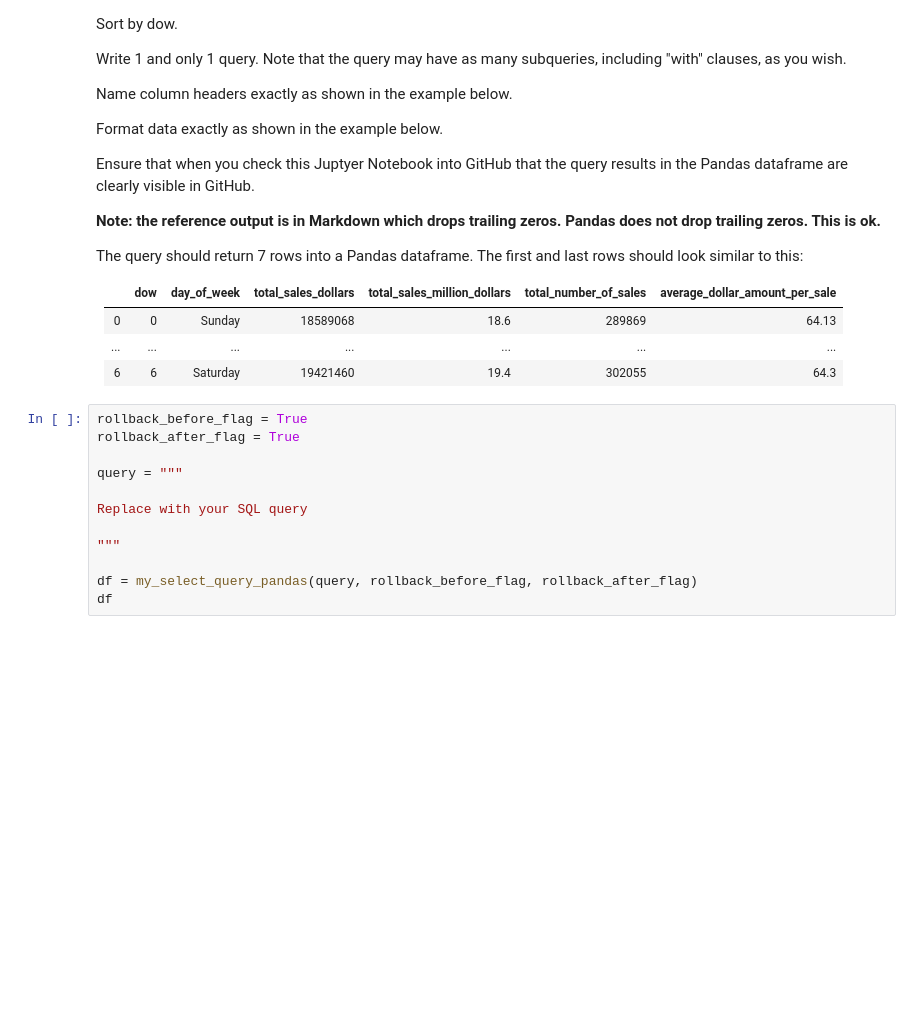
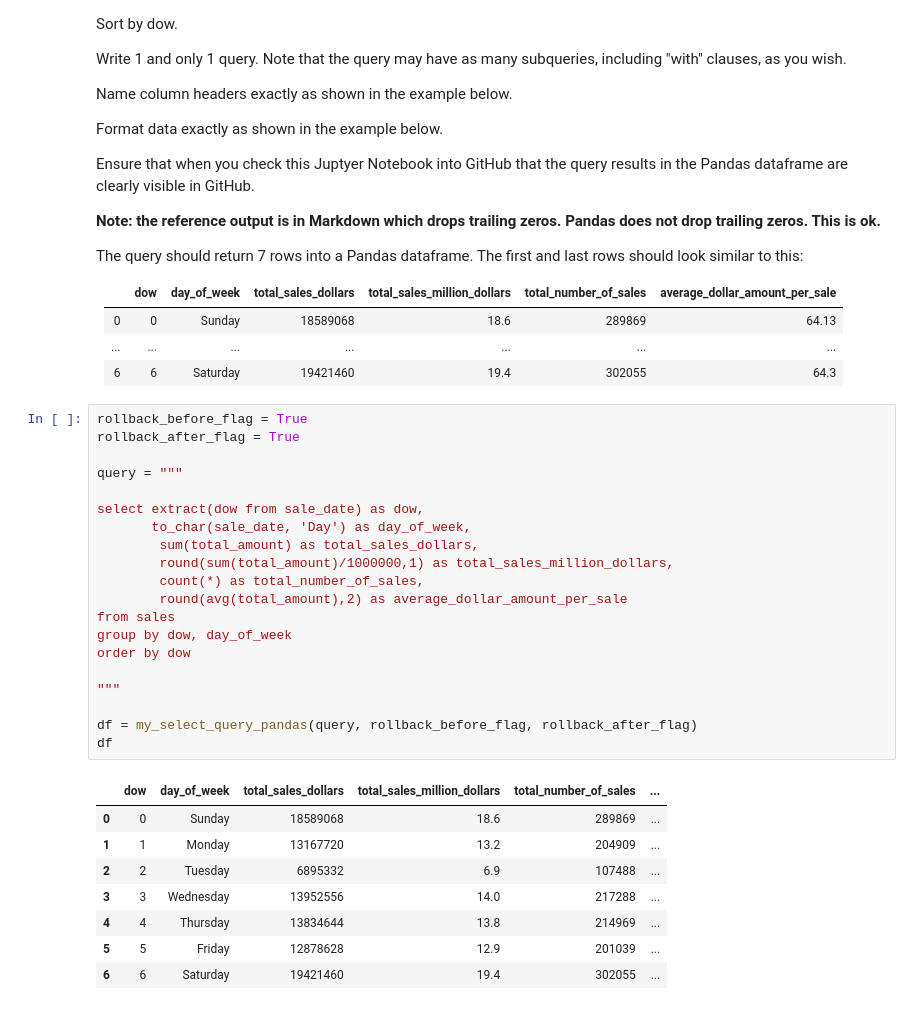
Before and after one commit to henrydatasci/delivery-route-optimization, a Jupyter notebook: project_1_1.ipynb, the cells around one changed output. Drawn from its saved outputs; the diff is of its cells as text; blank space fills up the shorter version.

```diff
--- a/project_1_1.ipynb
+++ b/project_1_1.ipynb
@@ -243,15 +318,32 @@ The query should return 7 rows into a Pandas dataframe. The first and last rows
 # %%
 rollback_before_flag = True
 rollback_after_flag = True
 
 query = """
 
-Replace with your SQL query
+select extract(dow from sale_date) as dow,
+       to_char(sale_date, 'Day') as day_of_week,
+        sum(total_amount) as total_sales_dollars,
+        round(sum(total_amount)/1000000,1) as total_sales_million_dollars,
+        count(*) as total_number_of_sales,
+        round(avg(total_amount),2) as average_dollar_amount_per_sale
+from sales
+group by dow, day_of_week
+order by dow
 
 """
 
 df = my_select_query_pandas(query, rollback_before_flag, rollback_after_flag)
 df
+# %% [output]
+|  | dow | day_of_week | total_sales_dollars | total_sales_million_dollars | total_number_of_sales | ... |
+| 0 | 0 | Sunday | 18589068 | 18.6 | 289869 | ... |
+| 1 | 1 | Monday | 13167720 | 13.2 | 204909 | ... |
+| 2 | 2 | Tuesday | 6895332 | 6.9 | 107488 | ... |
+| 3 | 3 | Wednesday | 13952556 | 14.0 | 217288 | ... |
+| 4 | 4 | Thursday | 13834644 | 13.8 | 214969 | ... |
+| 5 | 5 | Friday | 12878628 | 12.9 | 201039 | ... |
+| 6 | 6 | Saturday | 19421460 | 19.4 | 302055 | ... |
 # %% [markdown]
 # 1.1.6 Total sales as a dollar amount, total number of sales, average dollar amount per sale by store and day of week
 
```
Also changed, not shown: parts of 5 cells of this notebook.
